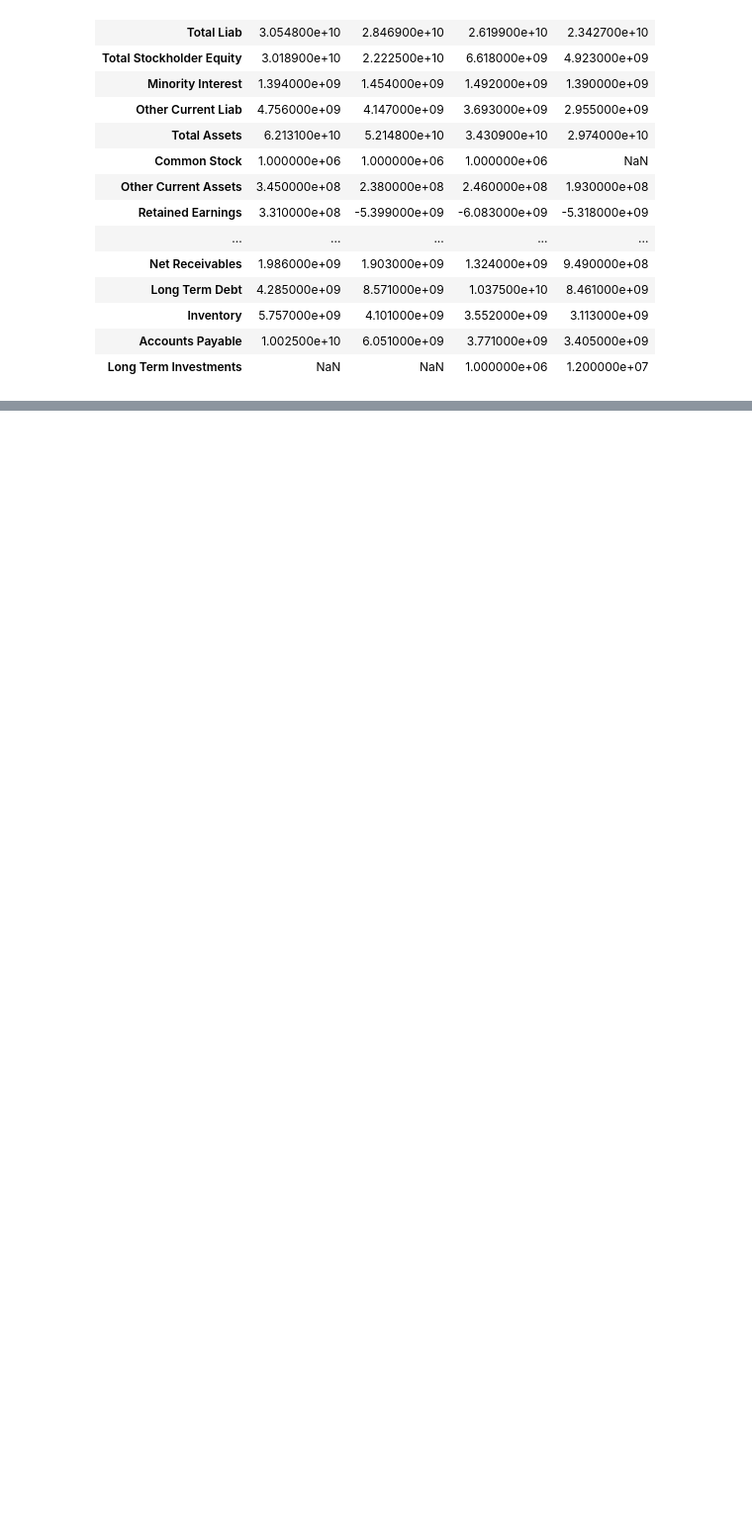
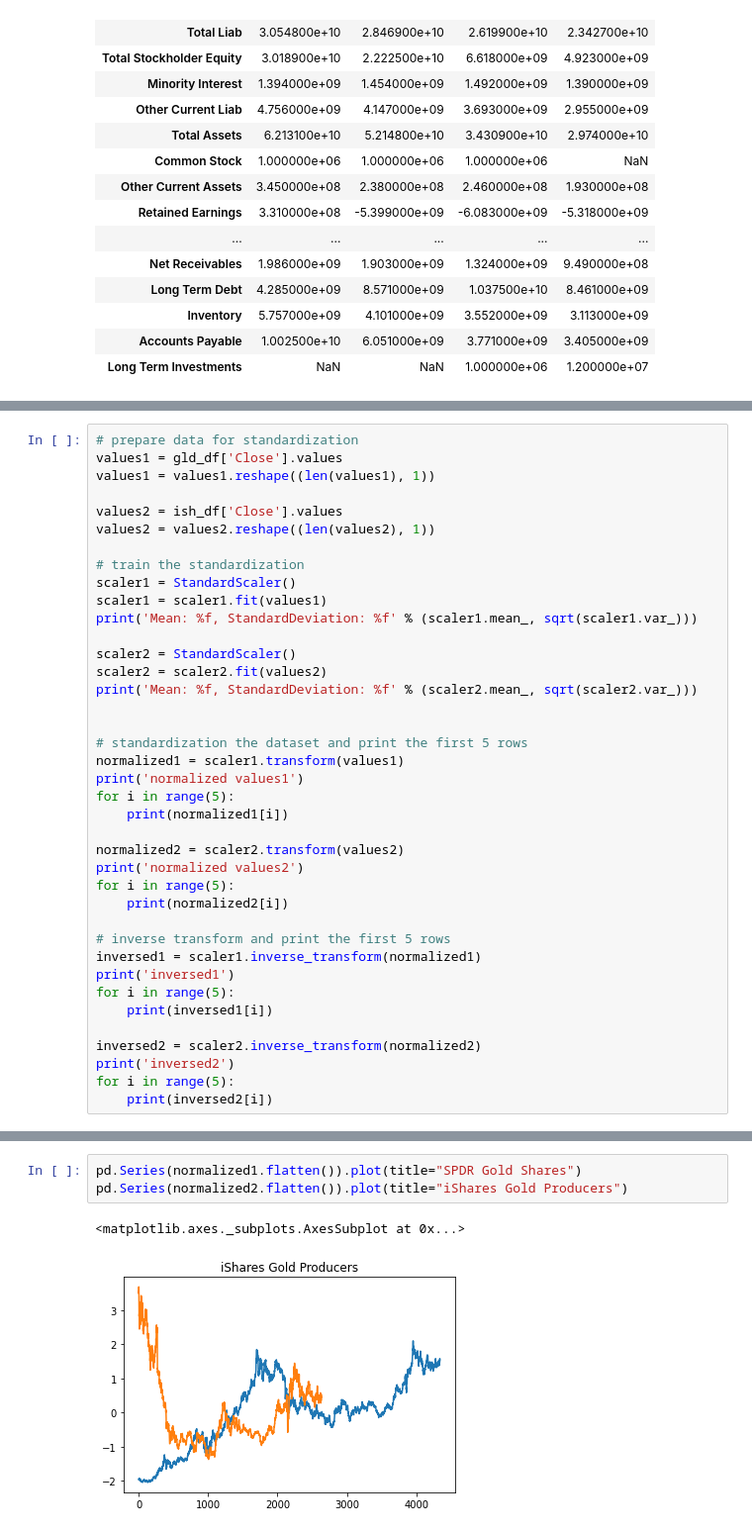
Before and after one commit to kathuman/Python-Experiments, a Jupyter notebook: 220215_financial_scrapping.ipynb, the cells around one changed output, grey strips where cells are left out. Shown at 99% size. Cells and saved outputs as stored; diff of their text form; blank space fills up the shorter version.

```diff
--- a/220215_financial_scrapping.ipynb
+++ b/220215_financial_scrapping.ipynb
@@ -57,0 +84,39 @@ tesla.balance_sheet
+# %%
+# prepare data for standardization
+values1 = gld_df['Close'].values
+values1 = values1.reshape((len(values1), 1))
+
+values2 = ish_df['Close'].values
+values2 = values2.reshape((len(values2), 1))
+
+# train the standardization
+scaler1 = StandardScaler()
+scaler1 = scaler1.fit(values1)
+print('Mean: %f, StandardDeviation: %f' % (scaler1.mean_, sqrt(scaler1.var_)))
+
+scaler2 = StandardScaler()
+scaler2 = scaler2.fit(values2)
+print('Mean: %f, StandardDeviation: %f' % (scaler2.mean_, sqrt(scaler2.var_)))
+
+
+# standardization the dataset and print the first 5 rows
+normalized1 = scaler1.transform(values1)
+print('normalized values1')
+for i in range(5):
+	print(normalized1[i])
+
+normalized2 = scaler2.transform(values2)
+print('normalized values2')
+for i in range(5):
+	print(normalized2[i])
+
+# inverse transform and print the first 5 rows
+inversed1 = scaler1.inverse_transform(normalized1)
+print('inversed1')
+for i in range(5):
+	print(inversed1[i])
+
+inversed2 = scaler2.inverse_transform(normalized2)
+print('inversed2')
+for i in range(5):
+	print(inversed2[i])
@@ -57,0 +141,6 @@ tesla.balance_sheet
+# %%
+pd.Series(normalized1.flatten()).plot(title="SPDR Gold Shares")
+pd.Series(normalized2.flatten()).plot(title="iShares Gold Producers")
+# %% [output]
+<matplotlib.axes._subplots.AxesSubplot at 0x...>
+[figure, added]
```
Also changed, not shown: parts of 4 cells of this notebook.
